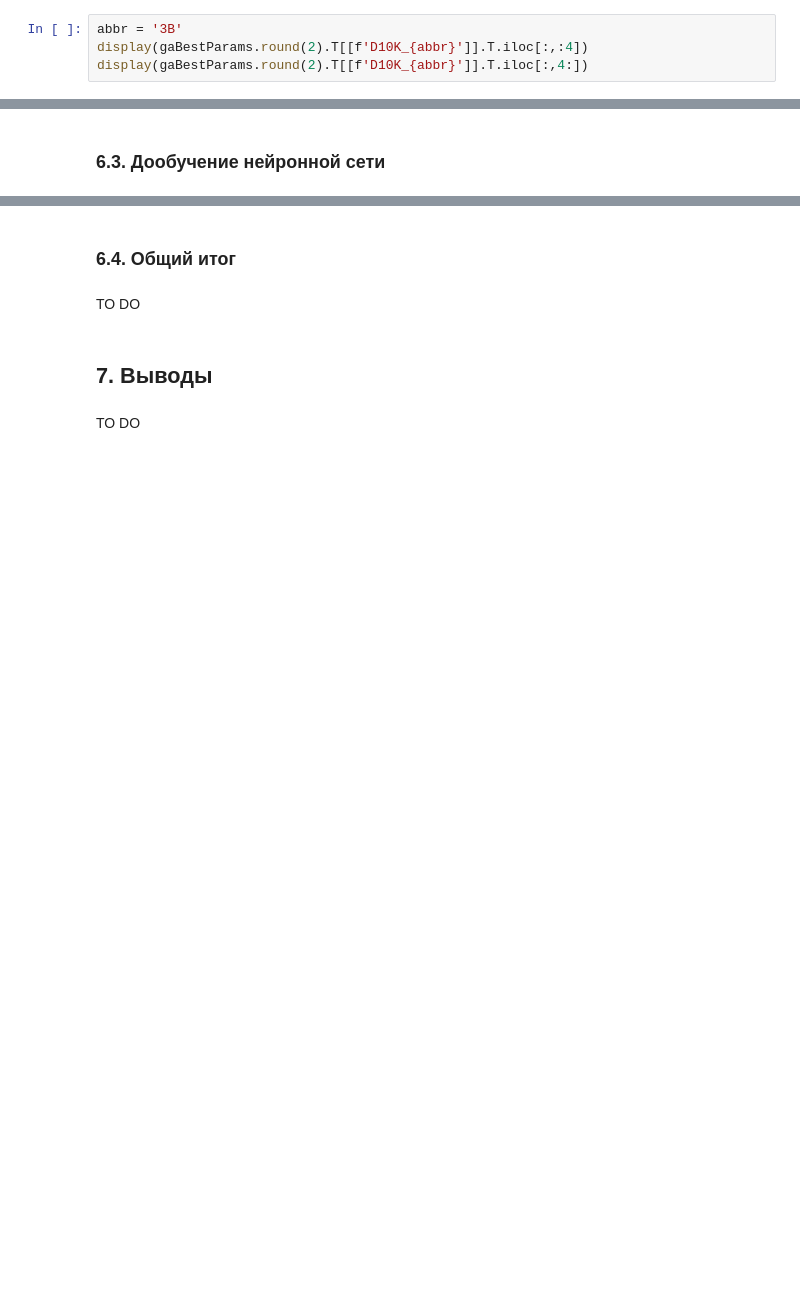
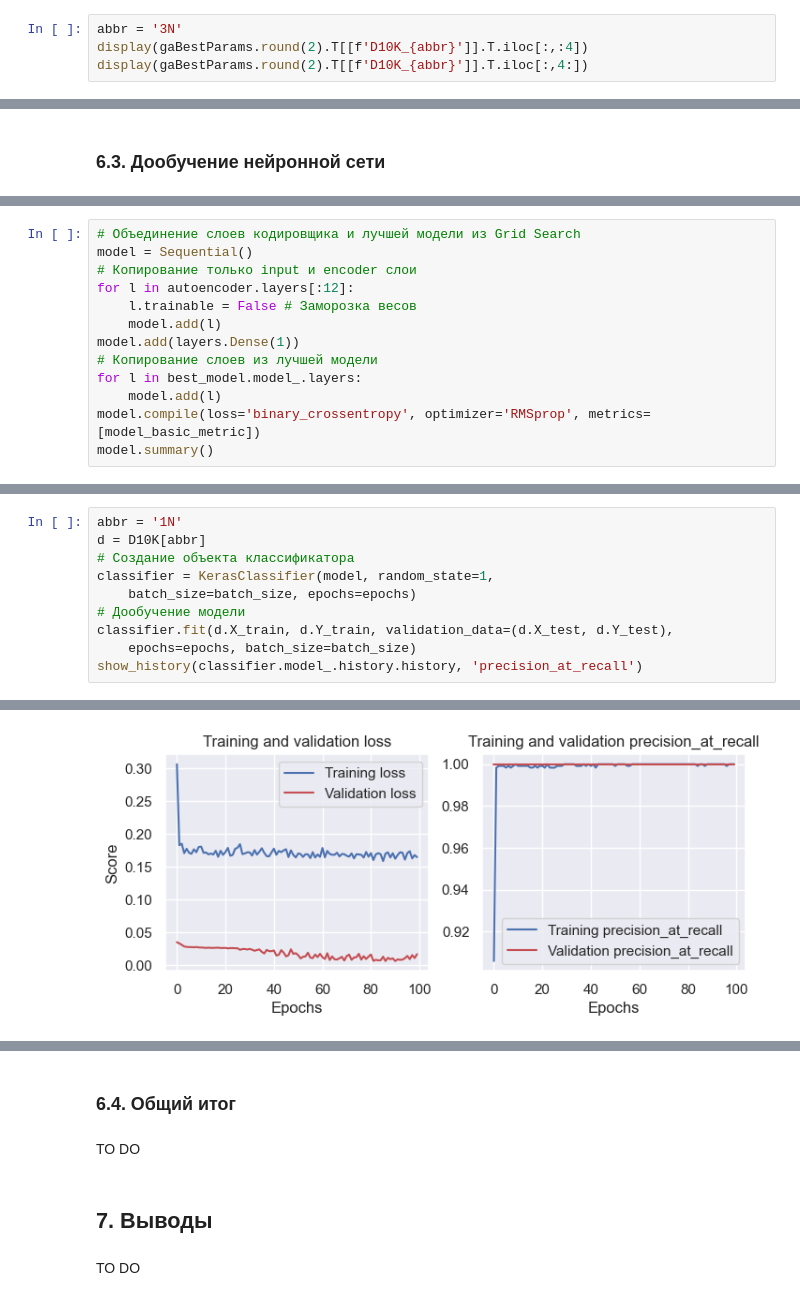
Before and after one commit to Demetrey/DMaP, a Jupyter notebook: CP/CP.ipynb, the cells around one changed output, grey strips where cells are left out. Saved outputs shown, nothing was run; the diff lists cells and outputs as text; blank space fills up the shorter version.

Commit message:
Выполнено дообучение нейронной сети

```diff
--- a/CP/CP.ipynb
+++ b/CP/CP.ipynb
@@ -2619,7 +2621,7 @@ gaBestParams.round(2)
 Так как все наборы имеют близкие оценки к 1, то для простоты и ускорения вычислений, был выбран исходный набор из 4 столбцов: count, srv_count, protocol_type_icmp, service_ecr_i.
 Также были зафиксированы параметры: layersConv, layersRNN и optimizer.
 # %%
-abbr = '3B'
+abbr = '3N'
 display(gaBestParams.round(2).T[[f'D10K_{abbr}']].T.iloc[:,:4])
 display(gaBestParams.round(2).T[[f'D10K_{abbr}']].T.iloc[:,4:])
 # %% [output]
@@ -2937,0 +2969,13 @@ TO DO
+# %%
+# Объединение слоев кодировщика и лучшей модели из Grid Search
+model = Sequential()
+# Копирование только input и encoder слои
+for l in autoencoder.layers[:12]:
+    l.trainable = False # Заморозка весов
+    model.add(l)
+model.add(layers.Dense(1))
+# Копирование слоев из лучшей модели
+for l in best_model.model_.layers:
+    model.add(l)
+model.compile(loss='binary_crossentropy', optimizer='RMSprop', metrics=[model_basic_metric])
+model.summary()
@@ -2937,0 +3000,11 @@ TO DO
+# %%
+abbr = '1N'
+d = D10K[abbr]
+# Создание объекта классификатора
+сlassifier = KerasClassifier(model, random_state=1,
+    batch_size=batch_size, epochs=epochs)
+# Дообучение модели
+сlassifier.fit(d.X_train, d.Y_train, validation_data=(d.X_test, d.Y_test),
+    epochs=epochs, batch_size=batch_size)
+show_history(сlassifier.model_.history.history, 'precision_at_recall')
+# %% [output]
@@ -2937,0 +3028 @@ TO DO
+[figure, added]
```
Also changed, not shown: parts of 17 cells of this notebook.
